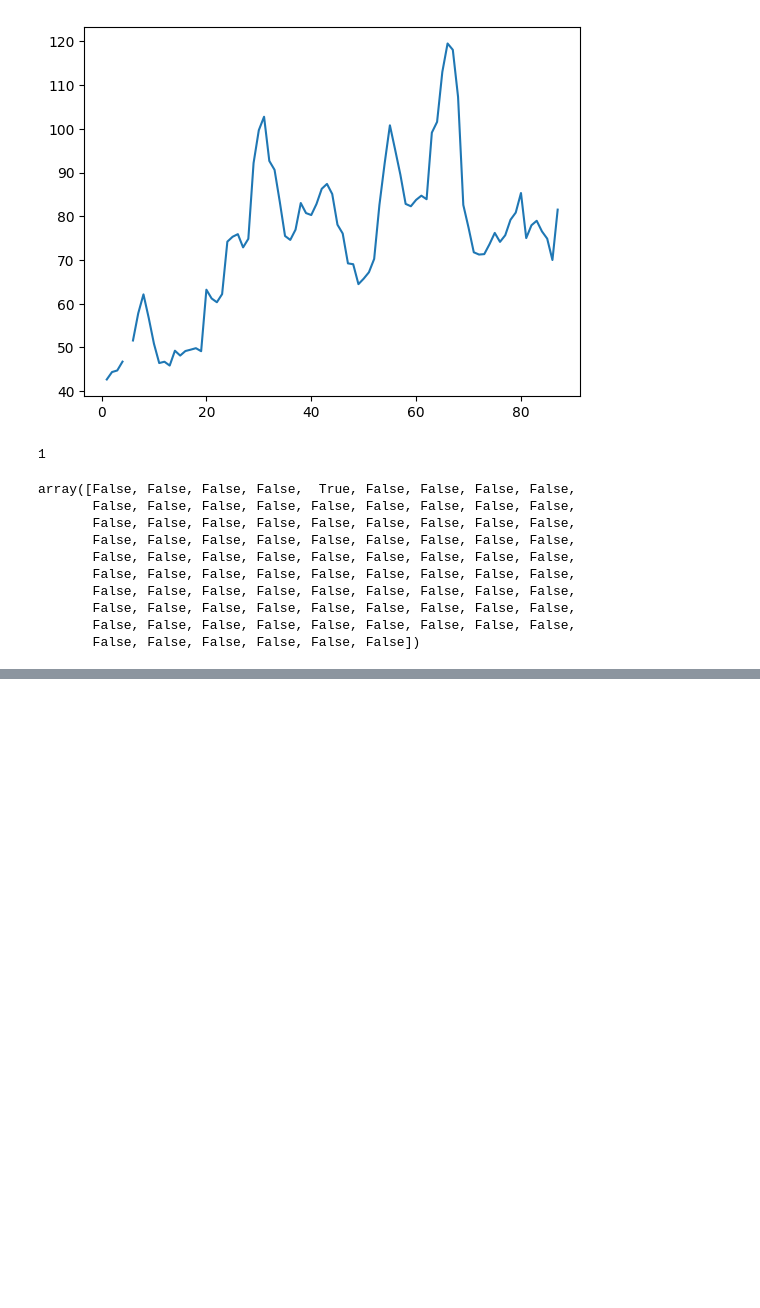
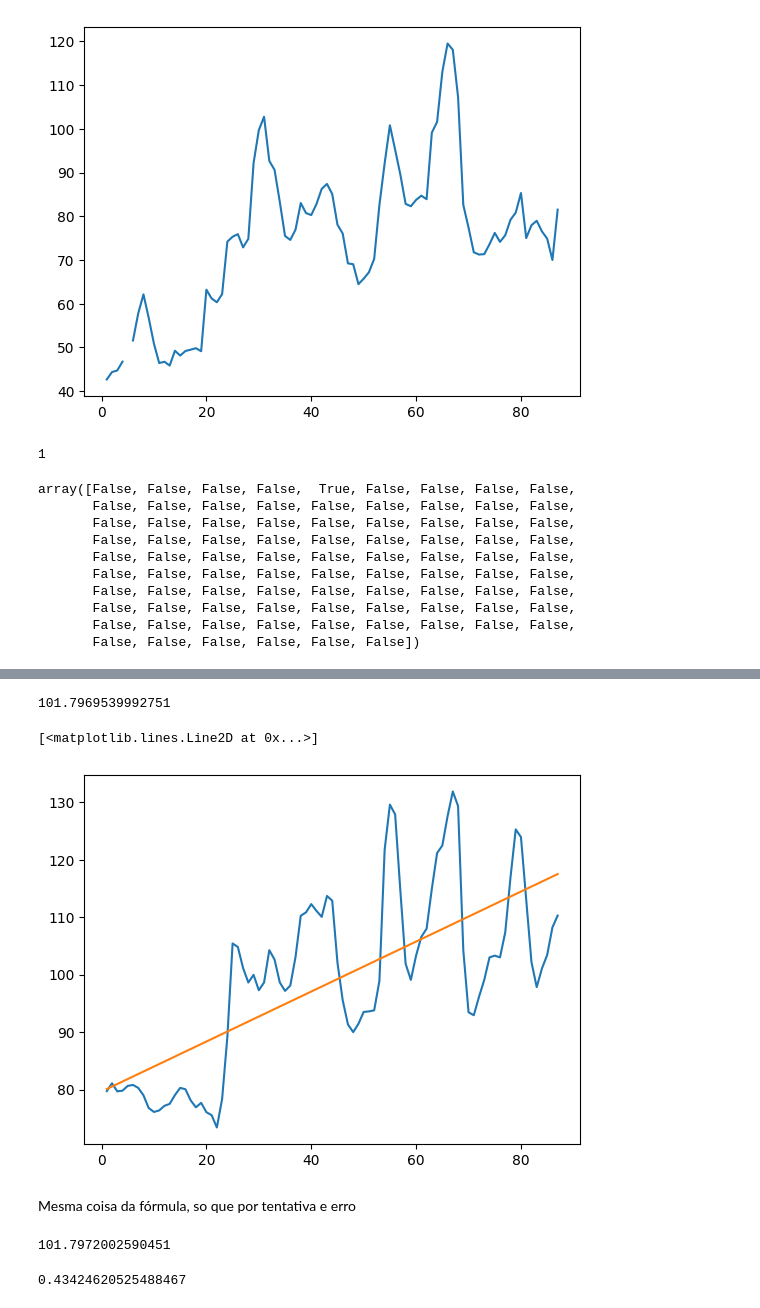
Before and after one commit to MichaelHrq/Numpy, a Jupyter notebook: numpy.ipynb, the cells around one changed output, grey strips where cells are left out. Saved outputs shown, nothing was run; the diff lists cells and outputs as text; code cells hidden in the pictures; blank space fills up the shorter version.

```diff
--- a/numpy.ipynb
+++ b/numpy.ipynb
@@ -89,0 +155,9 @@ array([4], dtype=int64)
+# %%
+Y = Moscow
+X = datas
+n = np.size(Moscow)
+# %%
+num = (n*np.sum(X*Y) - np.sum(X)*np.sum(Y))
+den = (n*np.sum(np.power(X,2)) - np.power(np.sum(X),2))
+a = num / den
+a
@@ -89,0 +170,15 @@ array([4], dtype=int64)
+# %%
+b = np.mean(Y) - (a * np.mean(X))
+y = a*X + b
+# %%
+np.linalg.norm(Moscow-y)
+# %% [output]
+101.7969539992751
+# %%
+plt.plot(datas,Moscow)
+plt.plot(x,y)
+# %% [output]
+[<matplotlib.lines.Line2D at 0x...>]
+[figure, added]
+# %% [markdown]
+Mesma coisa da fórmula, so que por tentativa e erro
@@ -89,0 +191,13 @@ array([4], dtype=int64)
+# %%
+norma = np.array([])
+for i in range(100):
+    b = np.mean(Y) - (coef_angulares[i] * np.mean(X))
+    norma = np.append(norma, np.linalg.norm(Moscow-(coef_angulares[i]*X+b)))
+
+np.min(norma) # teste de qualidade da reta
+# %% [output]
+101.7972002590451
+# %%
+coef_angulares[np.where(norma == np.min(norma))[0][0]]
+# %% [output]
+0.43424620525488467
```
Also changed, not shown: parts of 17 cells of this notebook.
